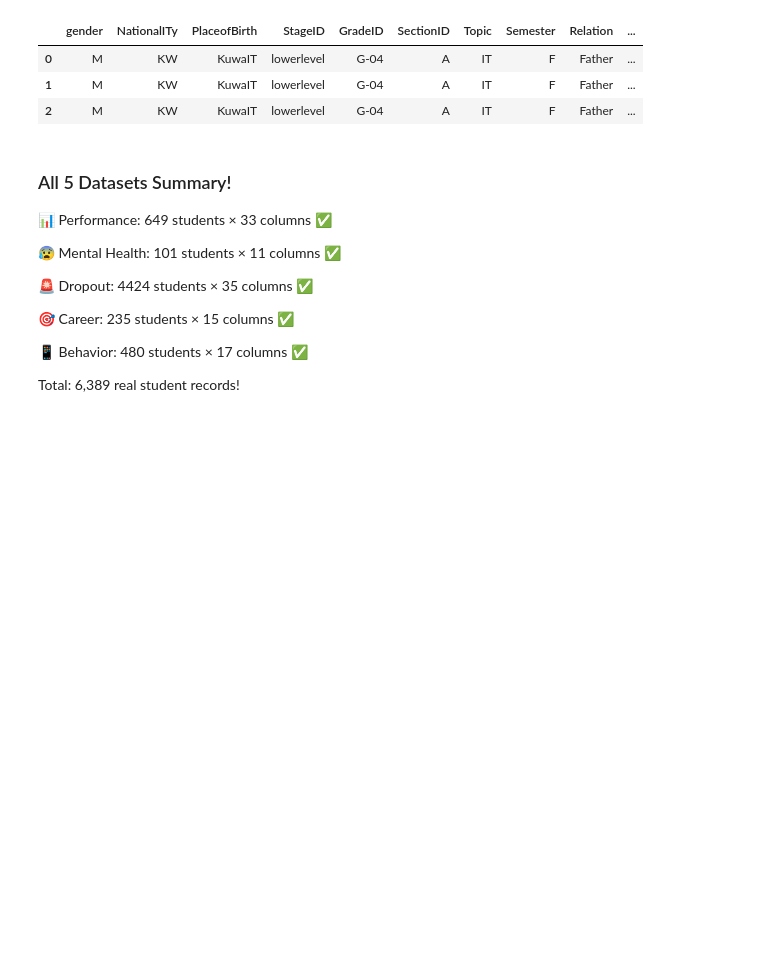
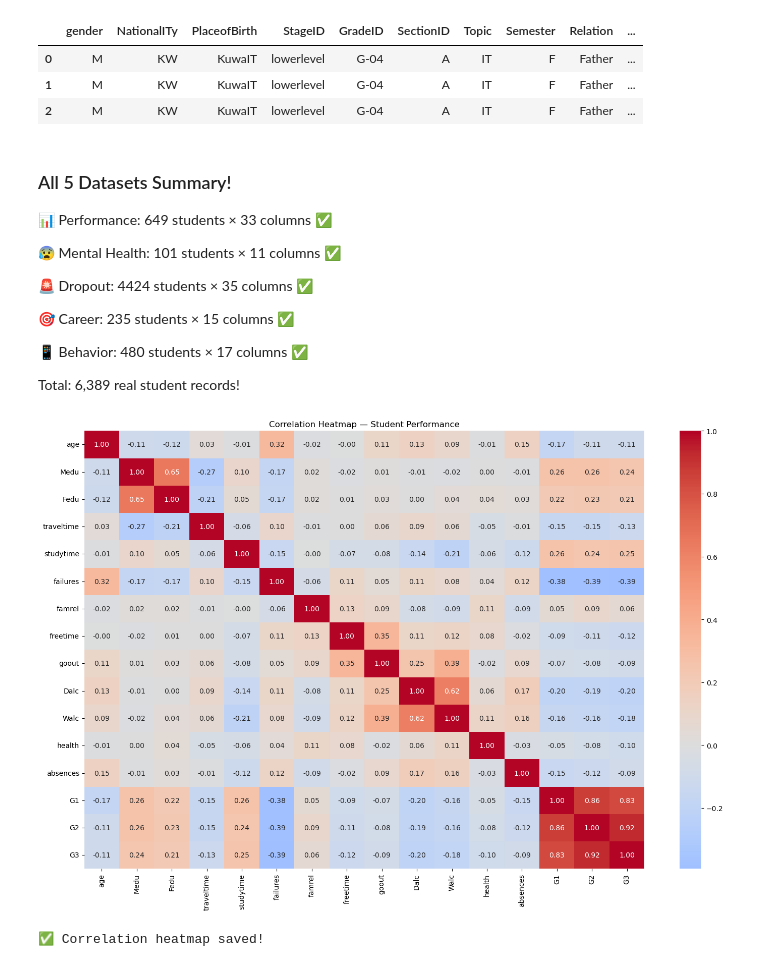
Before and after one commit to Amshavarthana-S/EduMindAI, a Jupyter notebook: notebooks/01_data_exploration/01_explore_data.ipynb.ipynb, the cells around one changed output. Cells and saved outputs as stored; diff of their text form; code cells hidden in the pictures; blank space fills up the shorter version.

```diff
--- a/notebooks/01_data_exploration/01_explore_data.ipynb.ipynb
+++ b/notebooks/01_data_exploration/01_explore_data.ipynb.ipynb
@@ -388,3 +388,19 @@ First 3 rows:
 
 
 Total: 6,389 real student records!
+# %%
+# Correlation Heatmap - Performance Dataset
+plt.figure(figsize=(15, 10))
+sns.heatmap(df_performance.select_dtypes(include='number').corr(),
+            annot=True,
+            fmt='.2f',
+            cmap='coolwarm',
+            center=0)
+plt.title('Correlation Heatmap — Student Performance')
+plt.tight_layout()
+plt.savefig(os.path.join(figures_path, 'performance_correlation.png'))
+plt.show()
+print("✅ Correlation heatmap saved!")
+# %% [output]
+[figure, added]
+✅ Correlation heatmap saved!
```
Also changed, not shown: parts of 4 cells of this notebook, 5 other files.
